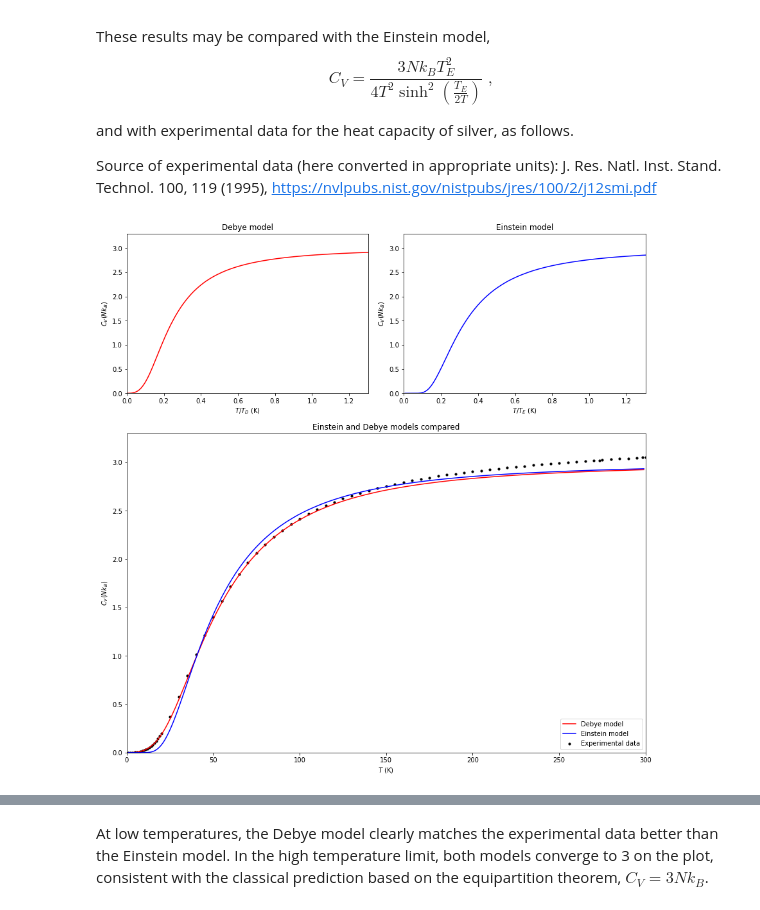
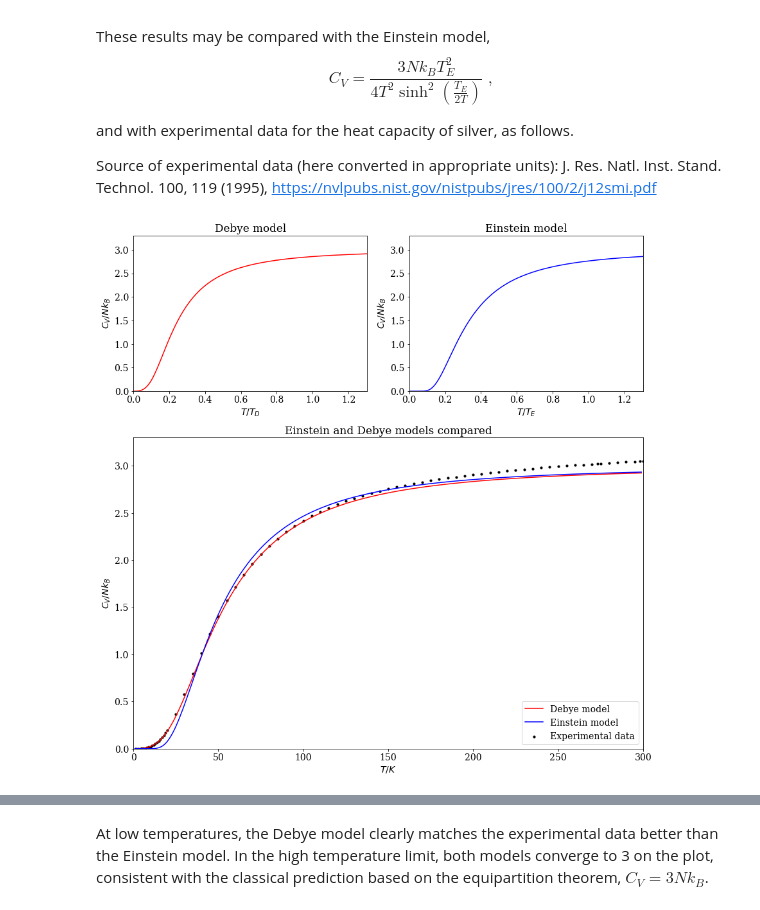
Before and after one commit to hoogenboom-lab/teaching, a Jupyter notebook: Heat_Capacity.ipynb, the cells around one changed output, grey strips where cells are left out. Cells and saved outputs as stored; diff of their text form; code cells hidden in the pictures.

```diff
--- a/Heat_Capacity.ipynb
+++ b/Heat_Capacity.ipynb
@@ -44,6 +44,11 @@ from scipy import integrate
 # Suppress runtime warnings
 import warnings
 warnings.filterwarnings('ignore')
+# %%
+# Set font parameters for plots
+plt.rcParams["font.family"] = "Serif"
+params = {'mathtext.default': 'regular' }
+plt.rcParams.update({'font.size': 14})
 # %% [markdown]
 ## 1) <a id='1'> </a> Solid state matter as a set of quantum harmonic oscillators
 
@@ -633,40 +641,40 @@ while(i < l):
 # Set up figure and plot
 Plots = plt.figure(figsize=(12,12), constrained_layout=True)
 grid = Plots.add_gridspec(3, 2) # create a grid to arrange subplots
 DMod = Plots.add_subplot(grid[0,0]) # heat capacity
 EMod = Plots.add_subplot(grid[0,1]) # vibration
 comp = Plots.add_subplot(grid[1:,:]) # comparison
 
 comp.plot(T, Cd, color='r', label = "Debye model")
 comp.plot(T, Ce, color='b', label = "Einstein model")
 for i in range(len(exp_data)):
     if i == 0:
         comp.scatter(exp_data[i,0], exp_data[i,1], color = 'k', label = 'Experimental data', s = 10)
     else:
         comp.scatter(exp_data[i,0], exp_data[i,1], color = 'k',  s = 10)
 
 comp.set_xlim(0,300)
 comp.set_ylim(0,3* 1.1)
-comp.set_xlabel("$T$ (K)")
-comp.set_ylabel("$C_V (Nk_B)$")
+comp.set_xlabel("$T/K$")
+comp.set_ylabel("$C_V/Nk_B$")
 comp.set_title("Einstein and Debye models compared")
 comp.legend(loc="lower right")
 
 DMod.plot(T/Td, Cd, label = "$C_V$, Debye model", color = 'r')
 DMod.set_title("Debye model")
-DMod.set_xlabel("$T/T_D$ (K)")
-DMod.set_ylabel("$C_V (Nk_B)$")
+DMod.set_xlabel("$T/T_D$")
+DMod.set_ylabel("$C_V/Nk_B$")
 DMod.set_xlim(0,300/230)
 DMod.set_ylim(comp.get_ylim())
 
 EMod.plot(T/Te, Ce, label = "$C_V$, Einstein model", color = 'b')
 EMod.set_title("Einstein model")
-EMod.set_xlabel("$T/T_E$ (K)")
-EMod.set_ylabel("$C_V (Nk_B)$")
+EMod.set_xlabel("$T/T_E$")
+EMod.set_ylabel("$C_V/Nk_B$")
 EMod.set_xlim(0,300/230)
 EMod.set_ylim(comp.get_ylim());
 # %% [output]
-[figure, old version]
+[figure, new version]
 # %%
 if save == True:
     Plots.savefig('einstein_debye_model.png')
```
Also changed, not shown: parts of 3 cells of this notebook.
